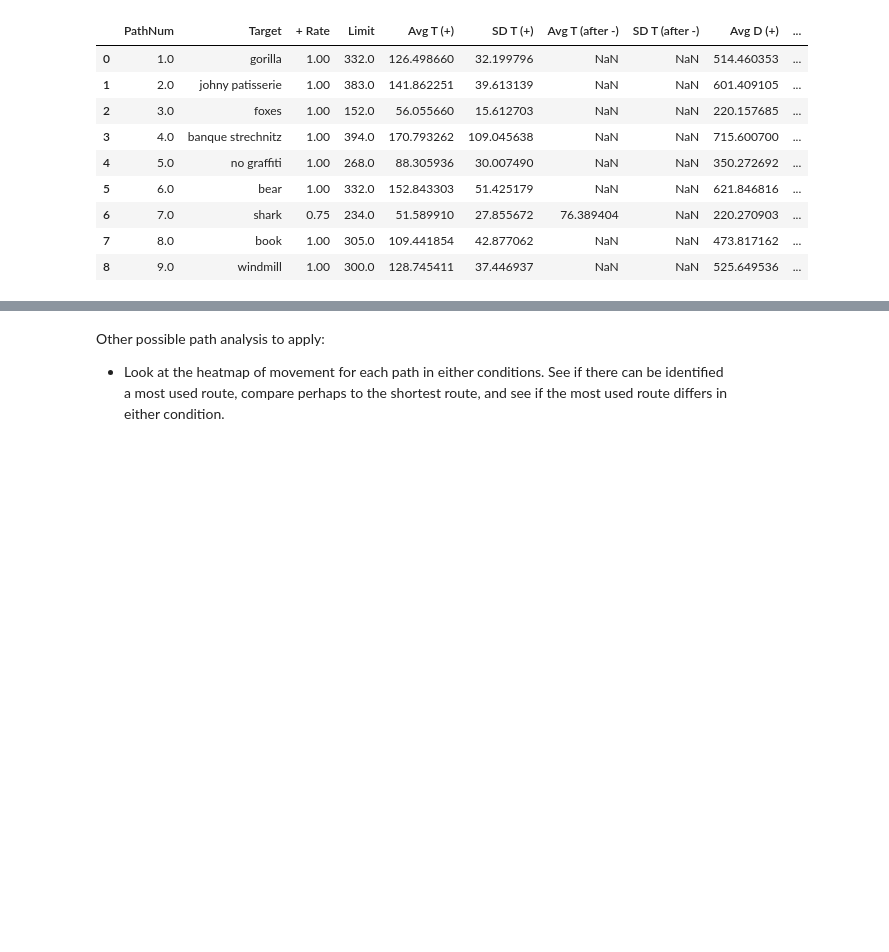
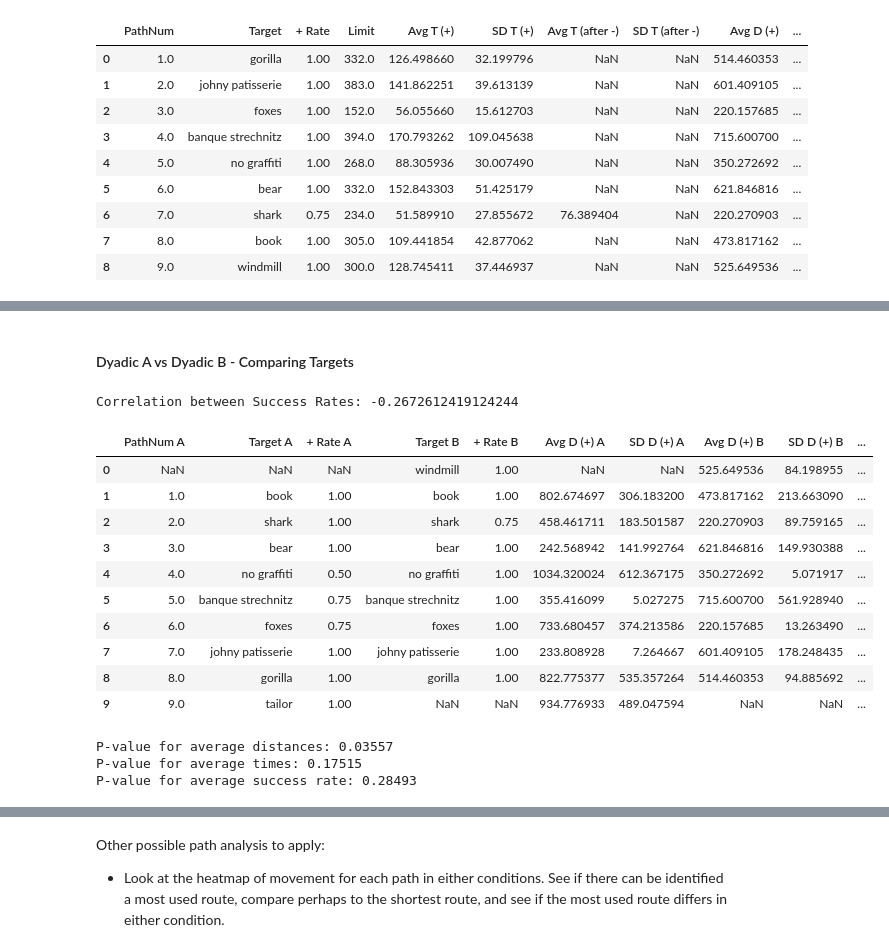
Before and after one commit to lucasessmann/GTA_ET, a Jupyter notebook: PathfindingPerformanceAnalysis.ipynb, the cells around one changed output, grey strips where cells are left out. Cells and saved outputs as stored; diff of their text form; code cells hidden in the pictures; blank space fills up the shorter version.

Commit message:
initial t-test analysis of A vs B

```diff
--- a/PathfindingPerformanceAnalysis.ipynb
+++ b/PathfindingPerformanceAnalysis.ipynb
@@ -1589,0 +1642,59 @@ Correlation between Avg D and Euc Distance between buildings: 0.5399646949027526
+# %% [markdown]
+#### Dyadic A vs Dyadic B - Comparing Targets
+# %%
+column_subset = ["PathNum", "Target", "+ Rate", "Avg T (+)", "SD T (+)", "Avg D (+)", "SD D (+)", "Avg S (+)", "SD S (+)"]
+AS_path_stats_ren = AD_path_stats[column_subset].rename(columns=lambda n: n + " A");
+AS_new = pd.DataFrame(index=range(1), columns=AS_path_stats_ren.columns).append(AS_path_stats_ren).reset_index(drop=True);
+BS_path_stats_ren = BD_path_stats[column_subset].rename(columns=lambda n: n + " B");
+BS_new = pd.DataFrame(index=range(1), columns=BS_path_stats_ren.columns).append(BS_path_stats_ren).reset_index(drop=True);
+
+BS_path_stats_reversed = BS_new.reindex(index=BS_new.index[::-1])
+BS_path_stats_reversed = BS_path_stats_reversed.reset_index(drop=True)
+ASBS_joined = pd.concat([AS_new, BS_path_stats_reversed], axis=1)
+
+new_columns = ['PathNum A', 'Target A',  '+ Rate A', 'Target B', '+ Rate B', 'Avg D (+) A', 'SD D (+) A', \
+               'Avg D (+) B', 'SD D (+) B',  'Avg T (+) A', 'SD T (+) A', 'Avg T (+) B', \
+               'SD T (+) B', 'Avg S (+) A', 'SD S (+) A', 'Avg S (+) B', 'SD S (+) B']
+
+ASBS_targ = ASBS_joined.reindex(sorted(ASBS_joined.columns), axis=1)[new_columns]
+
+
+print('\nCorrelation between Success Rates: ' + str(ASBS_targ['+ Rate A'].corr(ASBS_targ['+ Rate B'])))
+
+
+ASBS_targ
+# %% [output]
+Correlation between Success Rates: -0.2672612419124244
+|  | PathNum A | Target A | + Rate A | Target B | + Rate B | Avg D (+) A | SD D (+) A | Avg D (+) B | SD D (+) B | ... |
+| 0 | NaN | NaN | NaN | windmill | 1.00 | NaN | NaN | 525.649536 | 84.198955 | ... |
+| 1 | 1.0 | book | 1.00 | book | 1.00 | 802.674697 | 306.183200 | 473.817162 | 213.663090 | ... |
+| 2 | 2.0 | shark | 1.00 | shark | 0.75 | 458.461711 | 183.501587 | 220.270903 | 89.759165 | ... |
+| 3 | 3.0 | bear | 1.00 | bear | 1.00 | 242.568942 | 141.992764 | 621.846816 | 149.930388 | ... |
+| 4 | 4.0 | no graffiti | 0.50 | no graffiti | 1.00 | 1034.320024 | 612.367175 | 350.272692 | 5.071917 | ... |
+| 5 | 5.0 | banque strechnitz | 0.75 | banque strechnitz | 1.00 | 355.416099 | 5.027275 | 715.600700 | 561.928940 | ... |
+| 6 | 6.0 | foxes | 0.75 | foxes | 1.00 | 733.680457 | 374.213586 | 220.157685 | 13.263490 | ... |
+| 7 | 7.0 | johny patisserie | 1.00 | johny patisserie | 1.00 | 233.808928 | 7.264667 | 601.409105 | 178.248435 | ... |
+| 8 | 8.0 | gorilla | 1.00 | gorilla | 1.00 | 822.775377 | 535.357264 | 514.460353 | 94.885692 | ... |
+| 9 | 9.0 | tailor | 1.00 | NaN | NaN | 934.776933 | 489.047594 | NaN | NaN | ... |
+# %%
+from scipy import stats
+
+# Paired t-test to see whether mean difference between average time and distance for each path is zero
+
+D_a = np.array(ASBS['Avg D (+) A'])
+D_b = np.array(ASBS['Avg D (+) B'])
+T_a = np.array(ASBS['Avg T (+) A'])
+T_b = np.array(ASBS['Avg T (+) B'])
+S_a = np.array(ASBS_targ['+ Rate A'])
+S_b = np.array(ASBS_targ['+ Rate B'])
+
+s_d, p_d = stats.ttest_rel(D_a, D_b, nan_policy='omit')
+s_t, p_t = stats.ttest_rel(T_a, T_b, nan_policy='omit')
+s_s, p_s = stats.ttest_rel(S_a, S_b, nan_policy='omit')
+print("P-value for average distances: {0:0.5f}".format(p_d))
+print("P-value for average times: {0:0.5f}".format(p_t))
+print("P-value for average success rate: {0:0.5f}".format(p_s))
+# %% [output]
+P-value for average distances: 0.03557
+P-value for average times: 0.17515
+P-value for average success rate: 0.28493
```
Also changed, not shown: parts of 14 cells of this notebook, 1 other file.
